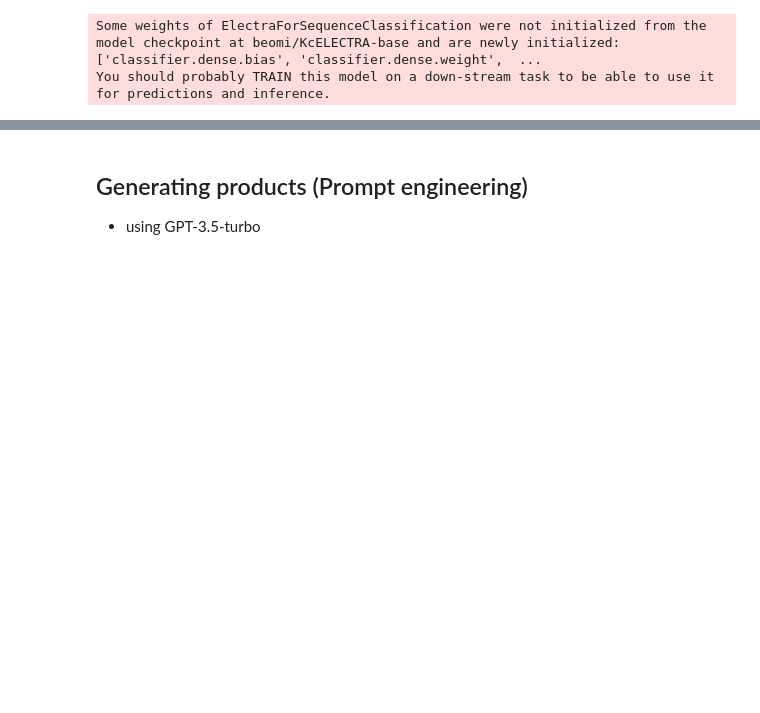
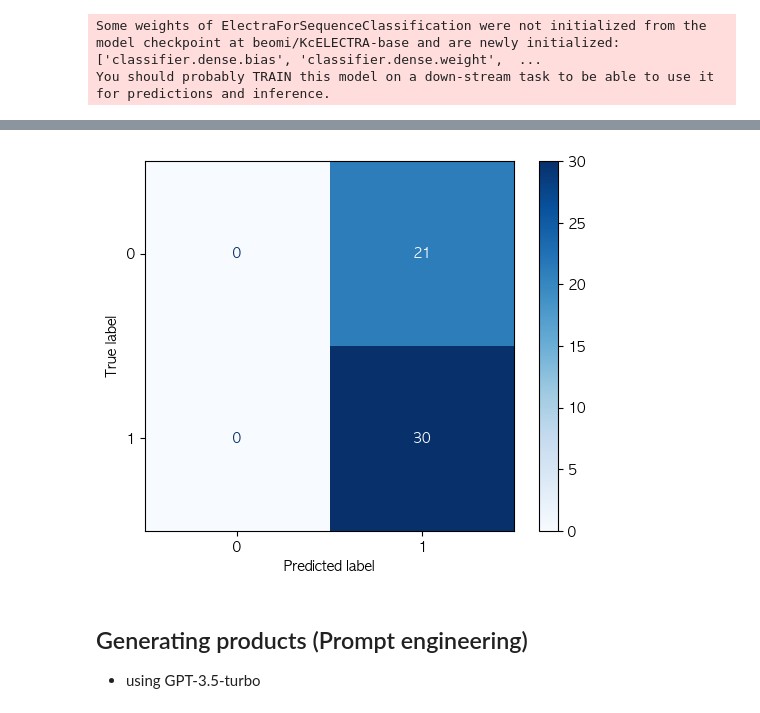
Before and after one commit to joanna-jaeeun/Emotion-Diary-Analysis-NLP-LLM, a Jupyter notebook: Analysis_of_Student_Emotion_Diaries.ipynb, the cells around one changed output, grey strips where cells are left out. Cells and saved outputs as stored; diff of their text form; code cells hidden in the pictures; blank space fills up the shorter version.

```diff
--- a/Analysis_of_Student_Emotion_Diaries.ipynb
+++ b/Analysis_of_Student_Emotion_Diaries.ipynb
@@ -534,4 +570,25 @@ trainer.evaluate(eval_dataset = test_dataset)
  'epoch': 3.0}
+# %%
+from sklearn.metrics import confusion_matrix, ConfusionMatrixDisplay
+import matplotlib.pyplot as plt
+import numpy as np
+
+# 모델 예측
+predictions = trainer.predict(test_dataset)
+
+# 예측값과 정답 라벨 추출
+y_pred = np.argmax(predictions.predictions, axis=1)
+y_true = predictions.label_ids
+
+# Confusion Matrix 계산
+cm = confusion_matrix(y_true, y_pred)
+
+# 시각화
+disp = ConfusionMatrixDisplay(confusion_matrix=cm)
+disp.plot(cmap=plt.cm.Blues)
+plt.show()
+# %% [output]
+[figure, added]
 # %% [markdown]
 ## Generating products (Prompt engineering)
 - using GPT-3.5-turbo
```
Also changed, not shown: parts of 23 cells of this notebook.
